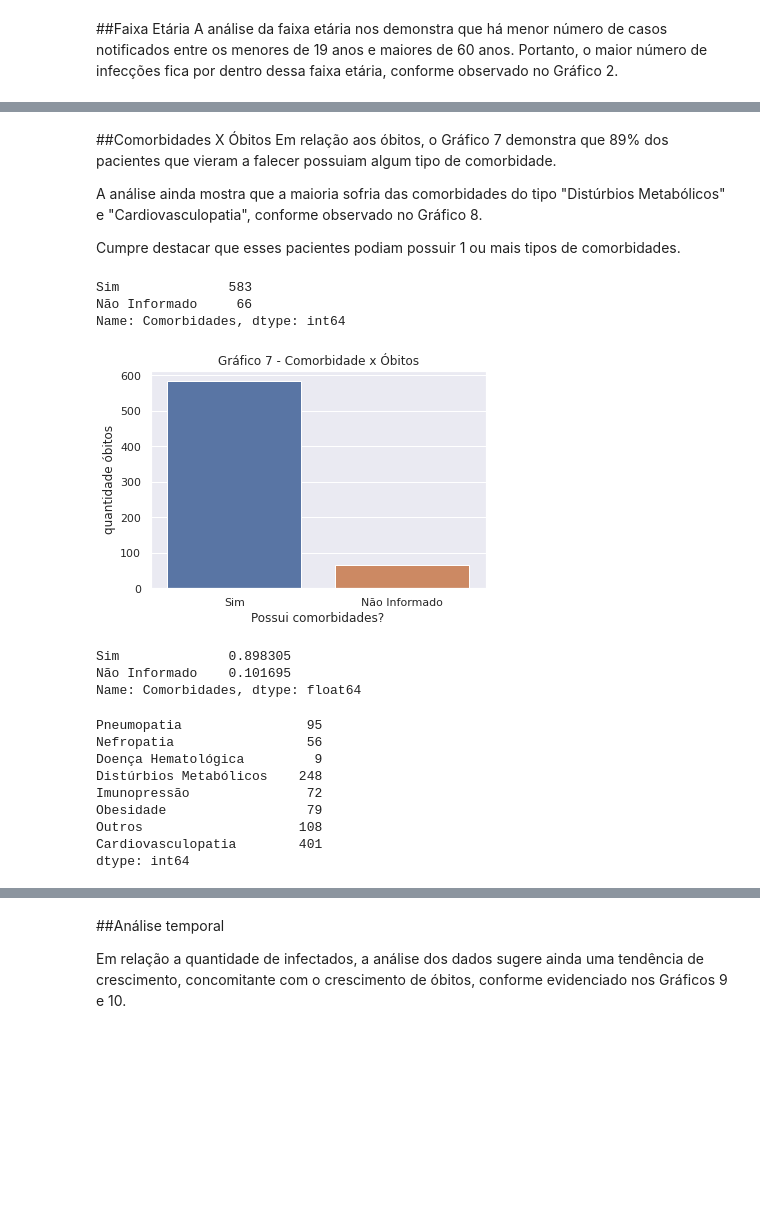
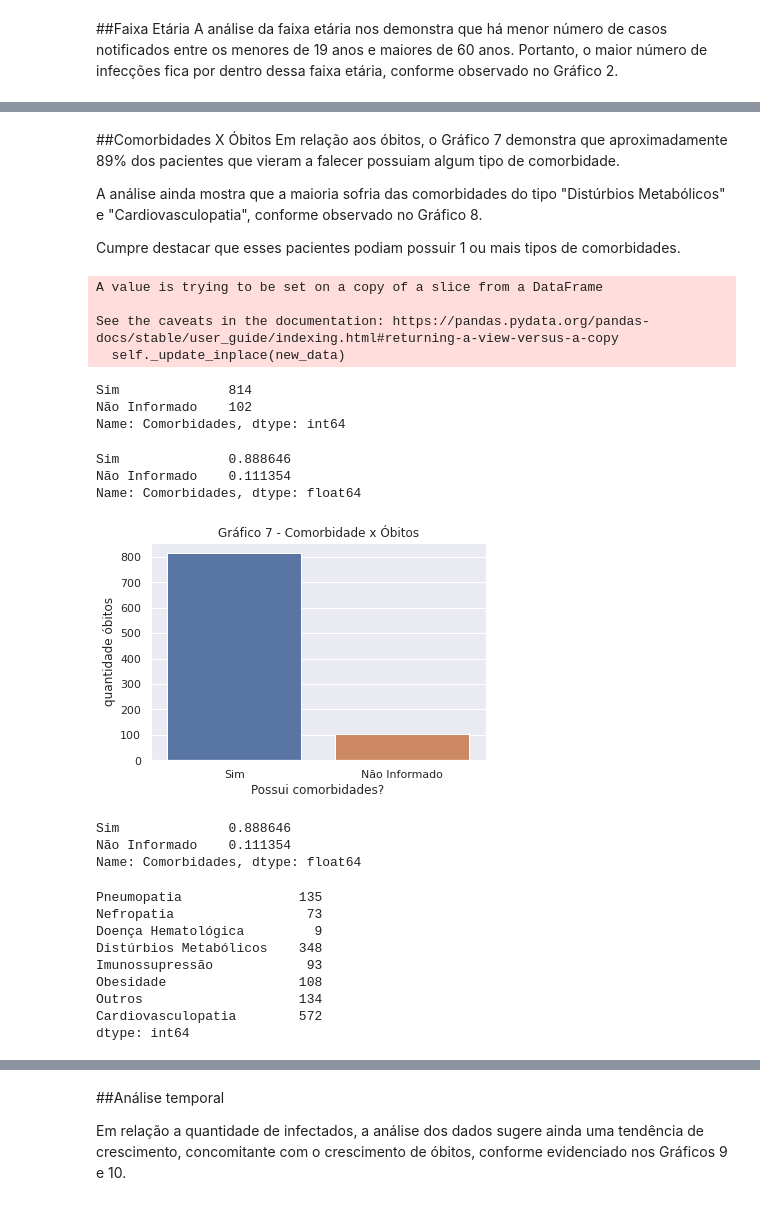
Before and after one commit to carmenscar/Data-Science-projects, a Jupyter notebook: analisecovidbsb.ipynb, the cells around one changed output, grey strips where cells are left out. Cells and saved outputs as stored; diff of their text form; code cells hidden in the pictures; blank space fills up the shorter version.

```diff
--- a/analisecovidbsb.ipynb
+++ b/analisecovidbsb.ipynb
@@ -32,7 +32,7 @@ import datetime as dt
 
 %matplotlib inline
 # %%
-df = pd.read_excel('/content/dados-abertos (3).xlsx')
+df = pd.read_excel('/content/dados-abertos.xlsx')
 # %% [markdown]
 ## Dicionário de variáveis
 * id - número gerado para identificar o paciente
@@ -221,5 +232,5 @@ Observa-se também que apesar dos idosos (pacientes > 60 anos) serem apenas 10%
 # %%
-df1 = df[df["Estado de Saúde"] == "Óbito"]
+df1 = df[df["Óbito"] == "Sim"]
 # %%
 df1.Sexo.value_counts()
 # %% [output]
@@ -291,6 +312,6 @@ plt.show()
 # %% [markdown]
 ##Comorbidades X Óbitos
-Em relação aos óbitos, o Gráfico 7 demonstra que 89% dos pacientes que vieram a falecer possuiam algum tipo de comorbidade.
+Em relação aos óbitos, o Gráfico 7 demonstra que aproximadamente 89% dos pacientes que vieram a falecer possuiam algum tipo de comorbidade.
 
 A análise ainda mostra que a maioria sofria das comorbidades do tipo "Distúrbios Metabólicos" e "Cardiovasculopatia",  conforme observado no Gráfico 8.
 
@@ -300,24 +321,35 @@ df2 = df1[df1["Comorbidades"] == "Sim"]
 # %%
 df12 = df1
 df12['Comorbidades'].fillna("Não Informado", inplace=True);
+# %% [output]
+A value is trying to be set on a copy of a slice from a DataFrame
+
+See the caveats in the documentation: https://pandas.pydata.org/pandas-docs/stable/user_guide/indexing.html#returning-a-view-versus-a-copy
+  self._update_inplace(new_data)
 # %%
 df12['Comorbidades'].value_counts()
 # %% [output]
-Sim              583
-Não Informado     66
+Sim              814
+Não Informado    102
 Name: Comorbidades, dtype: int64
+# %%
+df12['Comorbidades'].value_counts() / df12['Comorbidades'].shape[0]
+# %% [output]
+Sim              0.888646
+Não Informado    0.111354
+Name: Comorbidades, dtype: float64
 # %%
 sns.set()
-sns.countplot(df11['Comorbidades'])
+sns.countplot(df12['Comorbidades'])
 plt.xlabel('Possui comorbidades?')
 plt.ylabel('quantidade óbitos')
 plt.title('Gráfico 7 - Comorbidade x Óbitos')
 plt.show();
 df12.Comorbidades.value_counts()/df12.Comorbidades.shape[0]
 # %% [output]
-[figure, old version]
+[figure, new version]
-Sim              0.898305
-Não Informado    0.101695
+Sim              0.888646
+Não Informado    0.111354
 Name: Comorbidades, dtype: float64
 # %%
 df3 = df2.iloc[:,8:]
@@ -332,14 +364,14 @@ df7= df6.drop(columns="Comorbidades")
 # %%
 df7.sum()
 # %% [output]
-Pneumopatia                95
-Nefropatia                 56
+Pneumopatia               135
+Nefropatia                 73
 Doença Hematológica         9
-Distúrbios Metabólicos    248
-Imunopressão               72
-Obesidade                  79
-Outros                    108
-Cardiovasculopatia        401
+Distúrbios Metabólicos    348
+Imunossupressão            93
+Obesidade                 108
+Outros                    134
+Cardiovasculopatia        572
 dtype: int64
 # %%
 disease = ['Pneumopatia','Nefropatia','Doença Hematológica','Distúrbios Metabólicos','Imunopressão','Obesidade','Outros','Cardiovasculopatia']
```
Also changed, not shown: parts of 25 cells of this notebook.
